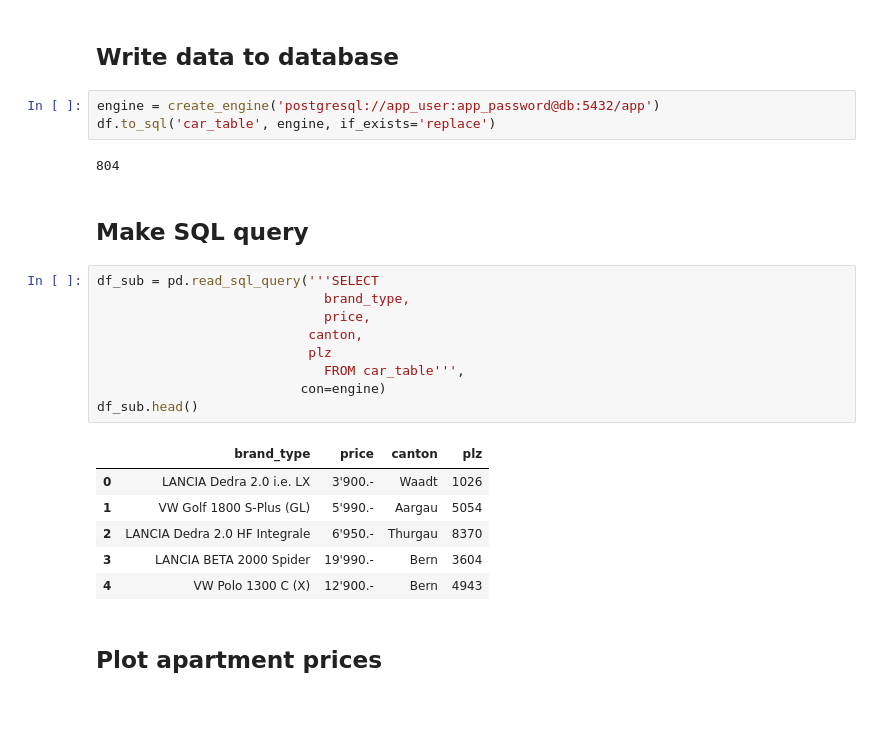
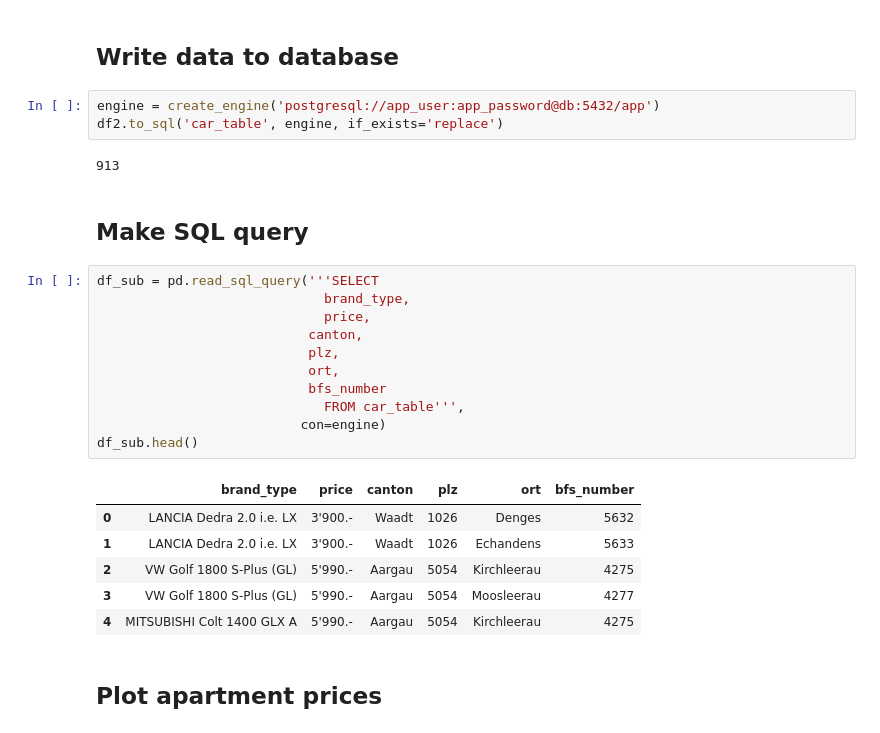
Before and after one commit to Sapdmsql/data_analytics_python_postgres, a Jupyter notebook: jupyter_postgres_db.ipynb, the cells around one changed output. Drawn from its saved outputs; the diff is of its cells as text.

```diff
--- a/jupyter_postgres_db.ipynb
+++ b/jupyter_postgres_db.ipynb
@@ -159,27 +203,29 @@ df[df[['web-scraper-order', 'location_date', 'brand_type']].duplicated()]
 ## Write data to database
 # %%
 engine = create_engine('postgresql://app_user:app_password@db:5432/app')
-df.to_sql('car_table', engine, if_exists='replace')
+df2.to_sql('car_table', engine, if_exists='replace')
 # %% [output]
-804
+913
 # %% [markdown]
 ## Make SQL query
 # %%
 df_sub = pd.read_sql_query('''SELECT
                              brand_type,
                              price,
                            canton,
-                           plz
+                           plz,
+                           ort,
+                           bfs_number
                              FROM car_table''',
                           con=engine)
 df_sub.head()
 # %% [output]
-|  | brand_type | price | canton | plz |
-| 0 | LANCIA Dedra 2.0 i.e. LX | 3'900.- | Waadt | 1026 |
-| 1 | VW Golf 1800 S-Plus (GL) | 5'990.- | Aargau | 5054 |
-| 2 | LANCIA Dedra 2.0 HF Integrale | 6'950.- | Thurgau | 8370 |
-| 3 | LANCIA BETA 2000 Spider | 19'990.- | Bern | 3604 |
-| 4 | VW Polo 1300 C (X) | 12'900.- | Bern | 4943 |
+|  | brand_type | price | canton | plz | ort | bfs_number |
+| 0 | LANCIA Dedra 2.0 i.e. LX | 3'900.- | Waadt | 1026 | Denges | 5632 |
+| 1 | LANCIA Dedra 2.0 i.e. LX | 3'900.- | Waadt | 1026 | Echandens | 5633 |
+| 2 | VW Golf 1800 S-Plus (GL) | 5'990.- | Aargau | 5054 | Kirchleerau | 4275 |
+| 3 | VW Golf 1800 S-Plus (GL) | 5'990.- | Aargau | 5054 | Moosleerau | 4277 |
+| 4 | MITSUBISHI Colt 1400 GLX A | 5'990.- | Aargau | 5054 | Kirchleerau | 4275 |
 # %% [markdown]
 ## Plot apartment prices
 # %%
```
Also changed, not shown: parts of 5 cells of this notebook, 1 other file.
